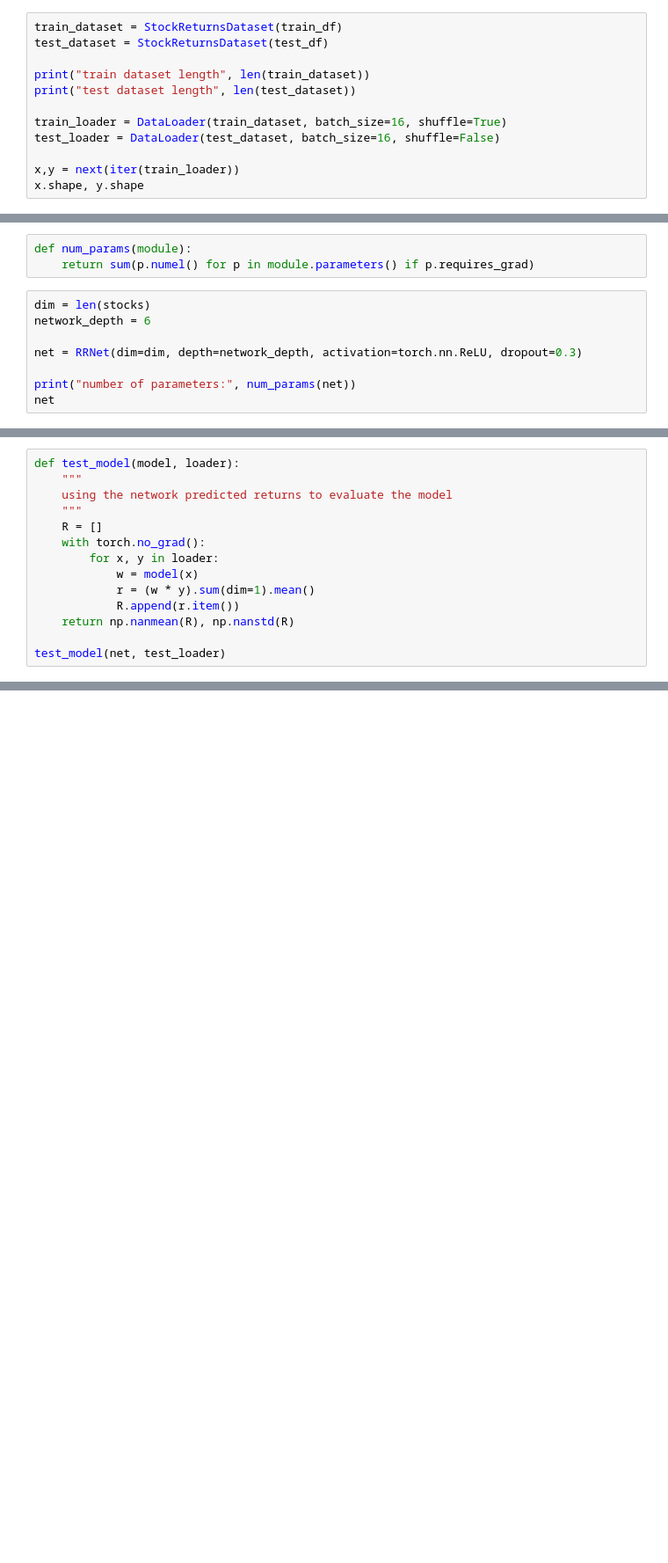
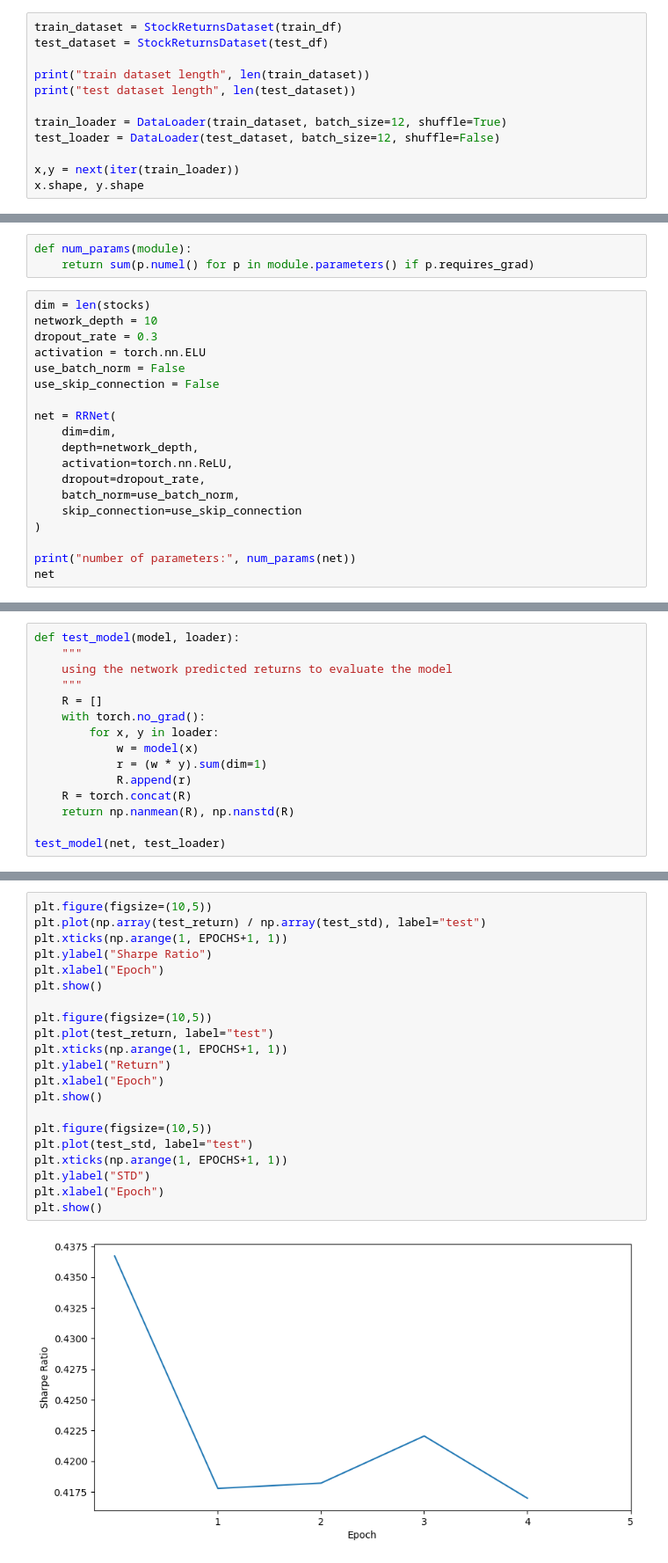
Before and after one commit to snirlugassy/ml_portfolio, a Jupyter notebook: mlp.ipynb, the cells around one changed output, grey strips where cells are left out. Shown: that part at 88% size. Drawn from its saved outputs; the diff is of its cells as text; blank space fills up the shorter version.

```diff
--- a/mlp.ipynb
+++ b/mlp.ipynb
@@ -58,8 +68,8 @@ test_dataset = StockReturnsDataset(test_df)
 print("train dataset length", len(train_dataset))
 print("test dataset length", len(test_dataset))
 
-train_loader = DataLoader(train_dataset, batch_size=16, shuffle=True)
-test_loader = DataLoader(test_dataset, batch_size=16, shuffle=False)
+train_loader = DataLoader(train_dataset, batch_size=12, shuffle=True)
+test_loader = DataLoader(test_dataset, batch_size=12, shuffle=False)
 
 x,y = next(iter(train_loader))
 x.shape, y.shape
@@ -100,9 +121,20 @@ def num_params(module):
     return sum(p.numel() for p in module.parameters() if p.requires_grad)
 # %%
 dim = len(stocks)
-network_depth = 6
+network_depth = 10
+dropout_rate = 0.3
+activation = torch.nn.ELU
+use_batch_norm = False
+use_skip_connection = False
 
-net = RRNet(dim=dim, depth=network_depth, activation=torch.nn.ReLU, dropout=0.3)
+net = RRNet(
+    dim=dim,
+    depth=network_depth,
+    activation=torch.nn.ReLU,
+    dropout=dropout_rate,
+    batch_norm=use_batch_norm,
+    skip_connection=use_skip_connection
+)
 
 print("number of parameters:", num_params(net))
 net
@@ -134,8 +166,9 @@ def test_model(model, loader):
     with torch.no_grad():
         for x, y in loader:
             w = model(x)
-            r = (w * y).sum(dim=1).mean()
-            R.append(r.item())
+            r = (w * y).sum(dim=1)
+            R.append(r)
+    R = torch.concat(R)
     return np.nanmean(R), np.nanstd(R)
 
 test_model(net, test_loader)
@@ -203,0 +229,23 @@ plt.show()
+# %%
+plt.figure(figsize=(10,5))
+plt.plot(np.array(test_return) / np.array(test_std), label="test")
+plt.xticks(np.arange(1, EPOCHS+1, 1))
+plt.ylabel("Sharpe Ratio")
+plt.xlabel("Epoch")
+plt.show()
+
+plt.figure(figsize=(10,5))
+plt.plot(test_return, label="test")
+plt.xticks(np.arange(1, EPOCHS+1, 1))
+plt.ylabel("Return")
+plt.xlabel("Epoch")
+plt.show()
+
+plt.figure(figsize=(10,5))
+plt.plot(test_std, label="test")
+plt.xticks(np.arange(1, EPOCHS+1, 1))
+plt.ylabel("STD")
+plt.xlabel("Epoch")
+plt.show()
+# %% [output]
+[figure, added]
```
Also changed, not shown: parts of 10 cells of this notebook.
